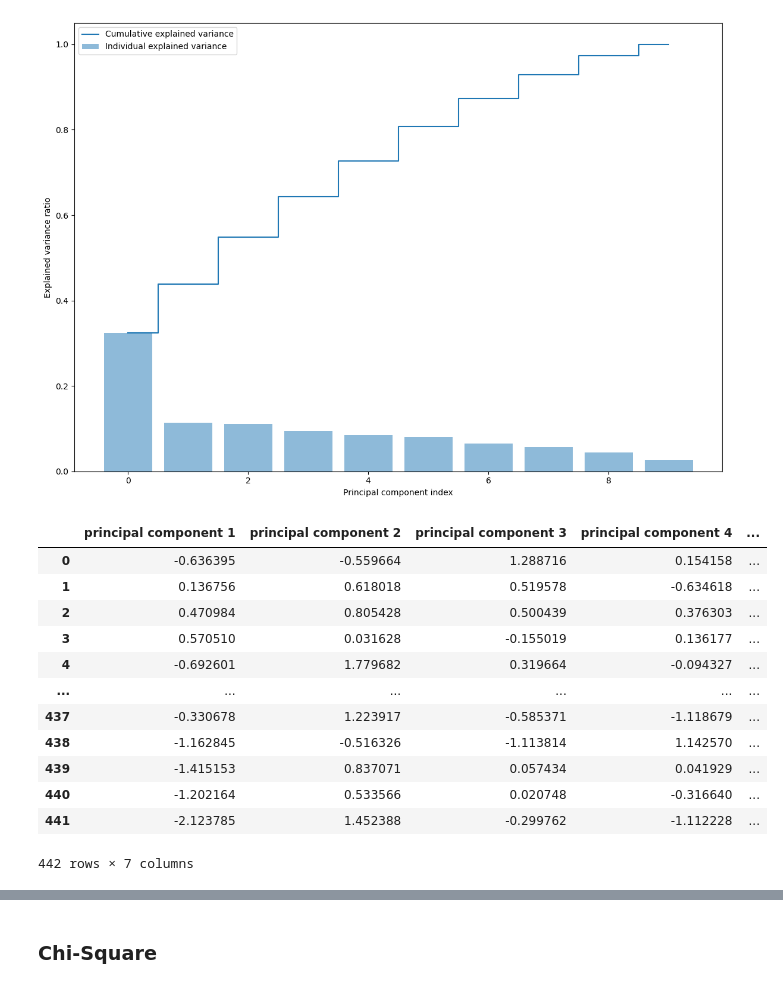
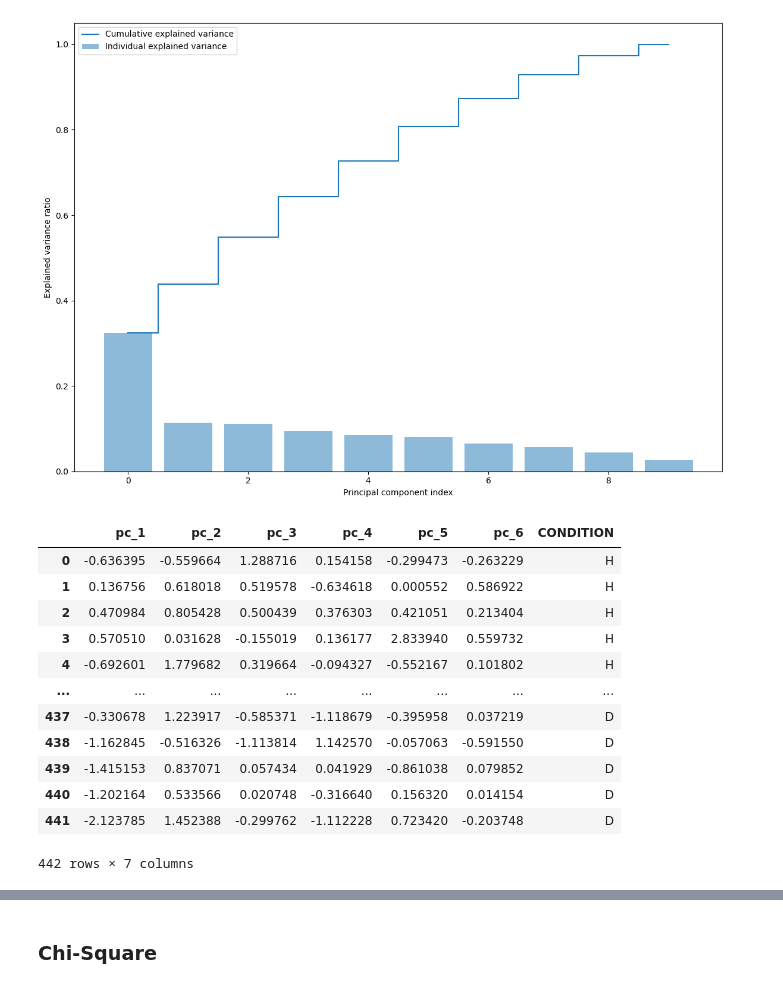
Before and after one commit to santiviquez/lie-detection, a Jupyter notebook: predictors_reliability.ipynb, the cells around one changed output, grey strips where cells are left out. Cells and saved outputs as stored; diff of their text form; code cells hidden in the pictures.

Commit message:
changed columns names, added kfold dependency, added the shap value plot between models using pca

```diff
--- a/predictors_reliability.ipynb
+++ b/predictors_reliability.ipynb
@@ -304,25 +308,25 @@ plt.show()
 # %%
 principalComponents = PCA(n_components=6).fit_transform(feature_values_std)
 
 principalDf = pd.DataFrame(data = principalComponents,
-                           columns = ['principal component 1', 'principal component 2',
-                                      'principal component 3','principal component 4',
-                                      'principal component 5',  'principal component 6'])
+                           columns = ['pc_1', 'pc_2',
+                                      'pc_3','pc_4',
+                                      'pc_5',  'pc_6'])
 
-finalDf = pd.concat([principalDf, df[['CONDITION']]], axis = 1)
+BF_CTU_df_pca = pd.concat([principalDf, df[['CONDITION']]], axis = 1)
 
-finalDf
+BF_CTU_df_pca
 # %% [output]
-|  | principal component 1 | principal component 2 | principal component 3 | principal component 4 | ... |
-| 0 | -0.636395 | -0.559664 | 1.288716 | 0.154158 | ... |
-| 1 | 0.136756 | 0.618018 | 0.519578 | -0.634618 | ... |
-| 2 | 0.470984 | 0.805428 | 0.500439 | 0.376303 | ... |
-| 3 | 0.570510 | 0.031628 | -0.155019 | 0.136177 | ... |
-| 4 | -0.692601 | 1.779682 | 0.319664 | -0.094327 | ... |
-| ... | ... | ... | ... | ... | ... |
-| 437 | -0.330678 | 1.223917 | -0.585371 | -1.118679 | ... |
-| 438 | -1.162845 | -0.516326 | -1.113814 | 1.142570 | ... |
-| 439 | -1.415153 | 0.837071 | 0.057434 | 0.041929 | ... |
-| 440 | -1.202164 | 0.533566 | 0.020748 | -0.316640 | ... |
-| 441 | -2.123785 | 1.452388 | -0.299762 | -1.112228 | ... |
+|  | pc_1 | pc_2 | pc_3 | pc_4 | pc_5 | pc_6 | CONDITION |
+| 0 | -0.636395 | -0.559664 | 1.288716 | 0.154158 | -0.299473 | -0.263229 | H |
+| 1 | 0.136756 | 0.618018 | 0.519578 | -0.634618 | 0.000552 | 0.586922 | H |
+| 2 | 0.470984 | 0.805428 | 0.500439 | 0.376303 | 0.421051 | 0.213404 | H |
+| 3 | 0.570510 | 0.031628 | -0.155019 | 0.136177 | 2.833940 | 0.559732 | H |
+| 4 | -0.692601 | 1.779682 | 0.319664 | -0.094327 | -0.552167 | 0.101802 | H |
+| ... | ... | ... | ... | ... | ... | ... | ... |
+| 437 | -0.330678 | 1.223917 | -0.585371 | -1.118679 | -0.395958 | 0.037219 | D |
+| 438 | -1.162845 | -0.516326 | -1.113814 | 1.142570 | -0.057063 | -0.591550 | D |
+| 439 | -1.415153 | 0.837071 | 0.057434 | 0.041929 | -0.861038 | 0.079852 | D |
+| 440 | -1.202164 | 0.533566 | 0.020748 | -0.316640 | 0.156320 | 0.014154 | D |
+| 441 | -2.123785 | 1.452388 | -0.299762 | -1.112228 | 0.723420 | -0.203748 | D |
 442 rows × 7 columns
```
Also changed, not shown: parts of 9 cells of this notebook.
